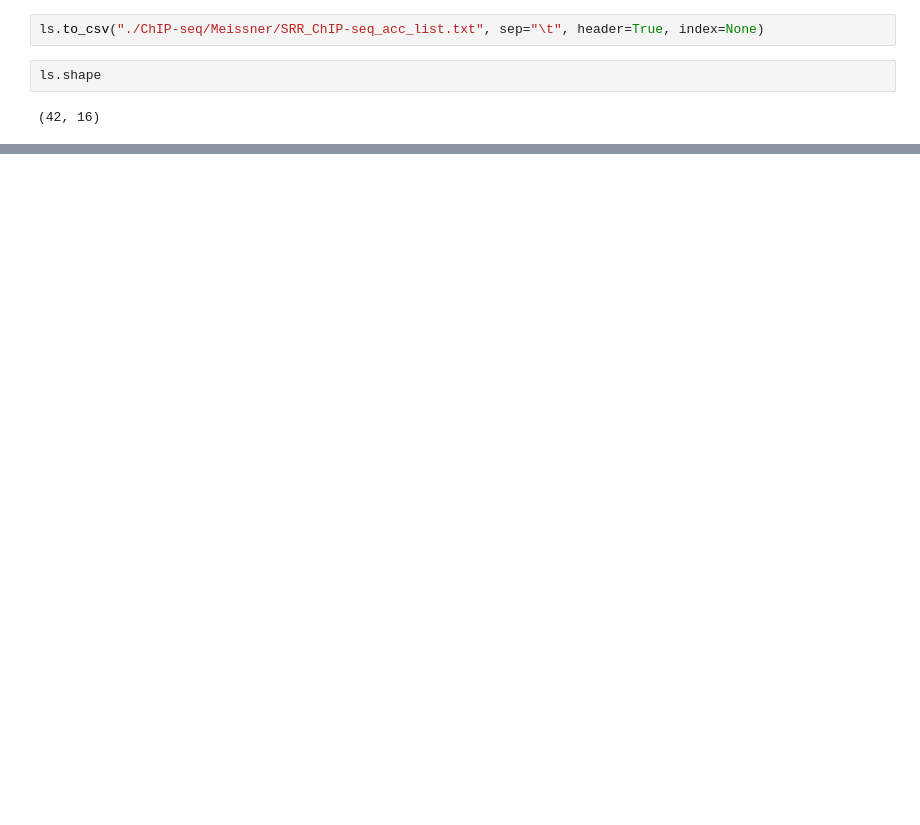
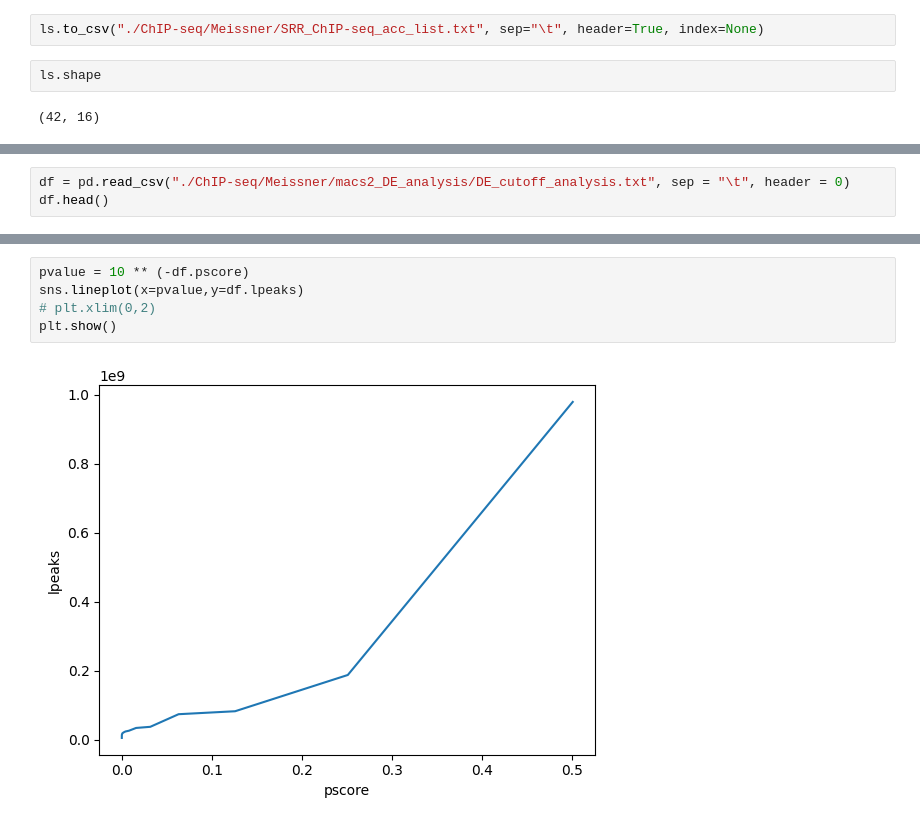
Before and after one commit to jieyi97/CRC-Construction, a Jupyter notebook: python_scripts.ipynb, the cells around one changed output, grey strips where cells are left out. Saved outputs shown, nothing was run; the diff lists cells and outputs as text; blank space fills up the shorter version.

```diff
--- a/python_scripts.ipynb
+++ b/python_scripts.ipynb
@@ -474,0 +482,3 @@ ls.shape
+# %%
+df = pd.read_csv("./ChIP-seq/Meissner/macs2_DE_analysis/DE_cutoff_analysis.txt", sep = "\t", header = 0)
+df.head()
@@ -474,0 +492,7 @@ ls.shape
+# %%
+pvalue = 10 ** (-df.pscore)
+sns.lineplot(x=pvalue,y=df.lpeaks)
+# plt.xlim(0,2)
+plt.show()
+# %% [output]
+[figure, added]
```
Also changed, not shown: parts of 9 cells of this notebook, 1 other file.
